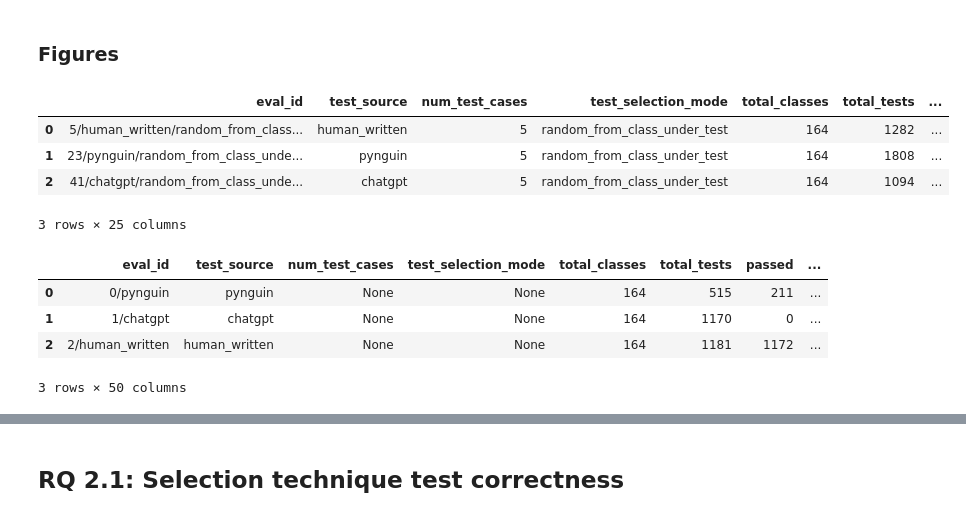
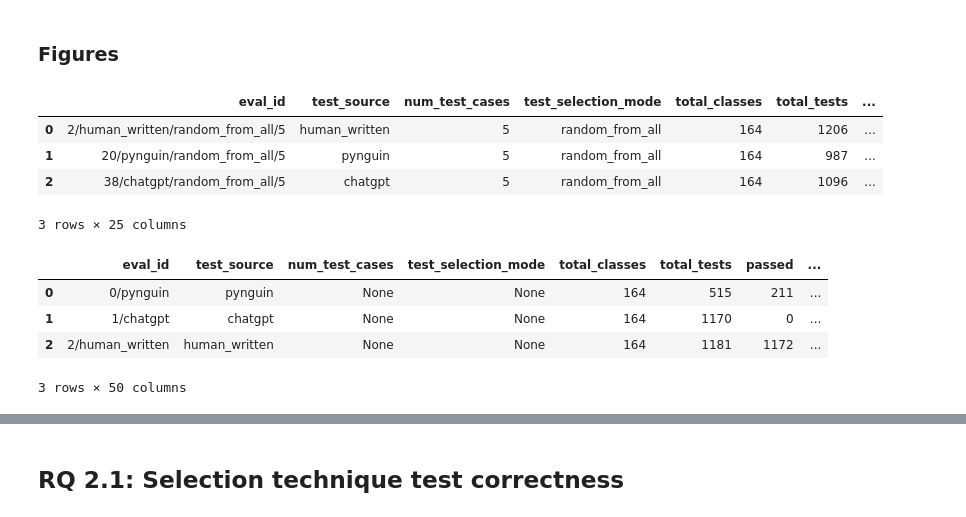
Before and after one commit to AlexChudic/test-suite-enhancement, a Jupyter notebook: src/evaluation_figures.ipynb, the cells around one changed output, grey strips where cells are left out. Drawn from its saved outputs; the diff is of its cells as text; code cells hidden in the pictures.

```diff
--- a/src/evaluation_figures.ipynb
+++ b/src/evaluation_figures.ipynb
@@ -723,19 +730,19 @@ def create_optimisation_code_quality_improvement_table(optimised_df, initial_df)
 # %%
 settings = {
     'test_source': None,
-    'test_selection_mode': "random_from_class_under_test",
+    'test_selection_mode': "random_from_all",
     'num_test_cases': 5
 }
 optimised_dfs = get_enhanced_eval_data("human_eval", settings, optimised_eval=True)
 display(optimised_dfs)
 
 initial_dfs = get_initial_eval_entry_csv("human_eval")
 display(initial_dfs)
 # %% [output]
 |  | eval_id | test_source | num_test_cases | test_selection_mode | total_classes | total_tests | ... |
-| 0 | 5/human_written/random_from_class... | human_written | 5 | random_from_class_under_test | 164 | 1282 | ... |
-| 1 | 23/pynguin/random_from_class_unde... | pynguin | 5 | random_from_class_under_test | 164 | 1808 | ... |
-| 2 | 41/chatgpt/random_from_class_unde... | chatgpt | 5 | random_from_class_under_test | 164 | 1094 | ... |
+| 0 | 2/human_written/random_from_all/5 | human_written | 5 | random_from_all | 164 | 1206 | ... |
+| 1 | 20/pynguin/random_from_all/5 | pynguin | 5 | random_from_all | 164 | 987 | ... |
+| 2 | 38/chatgpt/random_from_all/5 | chatgpt | 5 | random_from_all | 164 | 1096 | ... |
 3 rows × 25 columns
 |  | eval_id | test_source | num_test_cases | test_selection_mode | total_classes | total_tests | passed | ... |
 | 0 | 0/pynguin | pynguin | None | None | 164 | 515 | 211 | ... |
```
Also changed, not shown: parts of 39 cells of this notebook.
